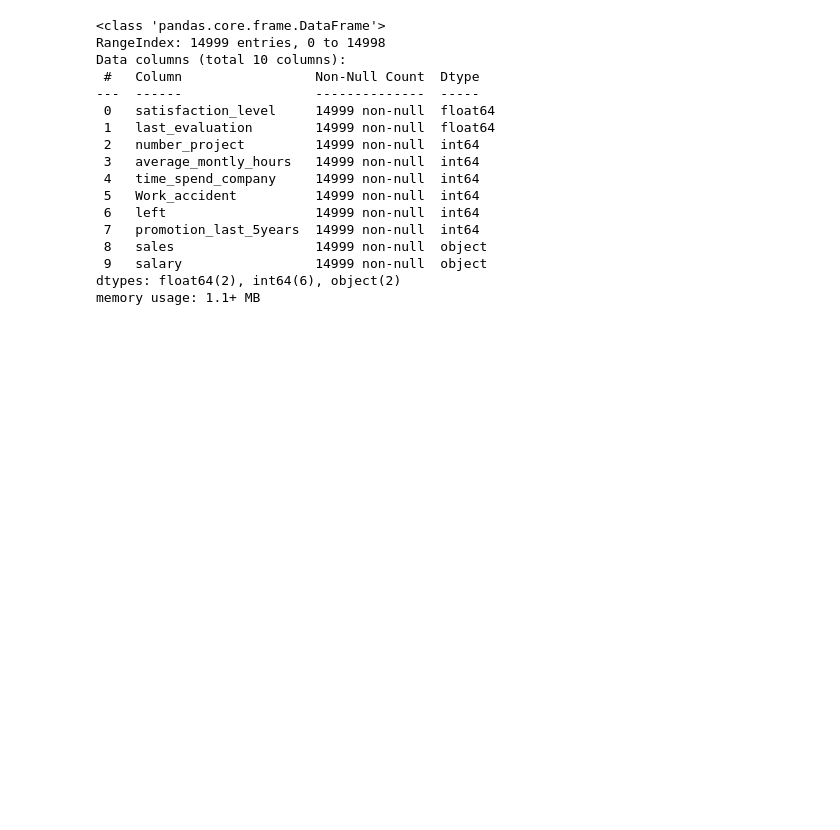
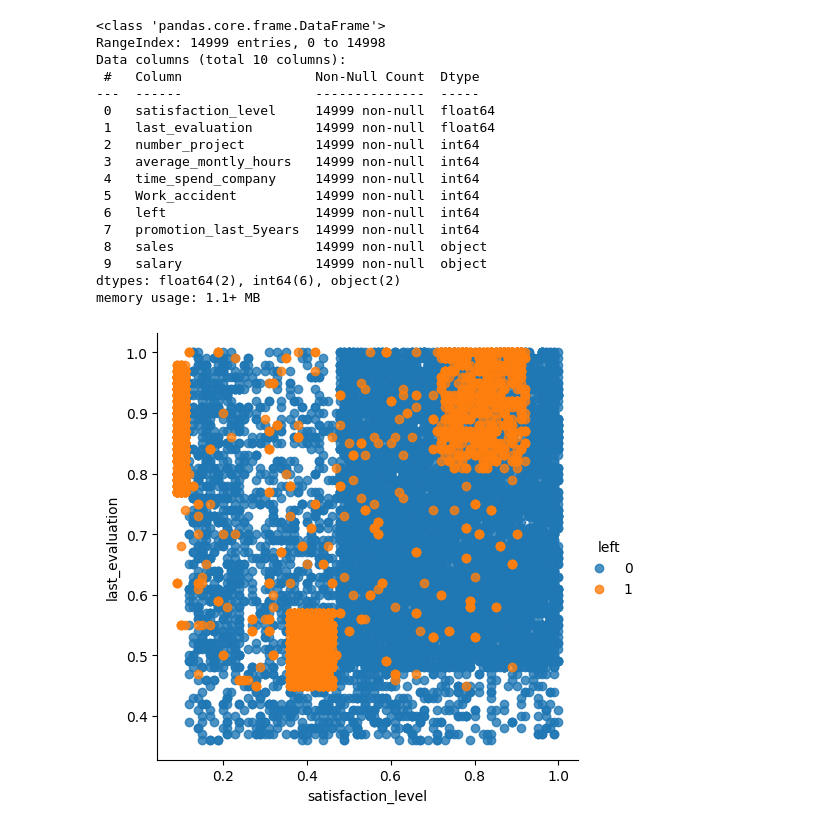
Before and after one commit to Cgaz275/PTDL, a Jupyter notebook: PTDL.ipynb, the cells around one changed output. Cells and saved outputs as stored; diff of their text form; code cells hidden in the pictures; blank space fills up the shorter version.

```diff
--- a/PTDL.ipynb
+++ b/PTDL.ipynb
@@ -65,0 +69,9 @@ memory usage: 1.1+ MB
+# %%
+from pyspark.sql import SparkSession
+spark = SparkSession.builder.appName('HR_comma_sep').getOrCreate()
+
+sns.lmplot(x='satisfaction_level', y='last_evaluation', data=df, fit_reg=False, hue='left')
+
+plt.show()
+# %% [output]
+[figure, added]
```
Also changed, not shown: parts of 5 cells of this notebook.
